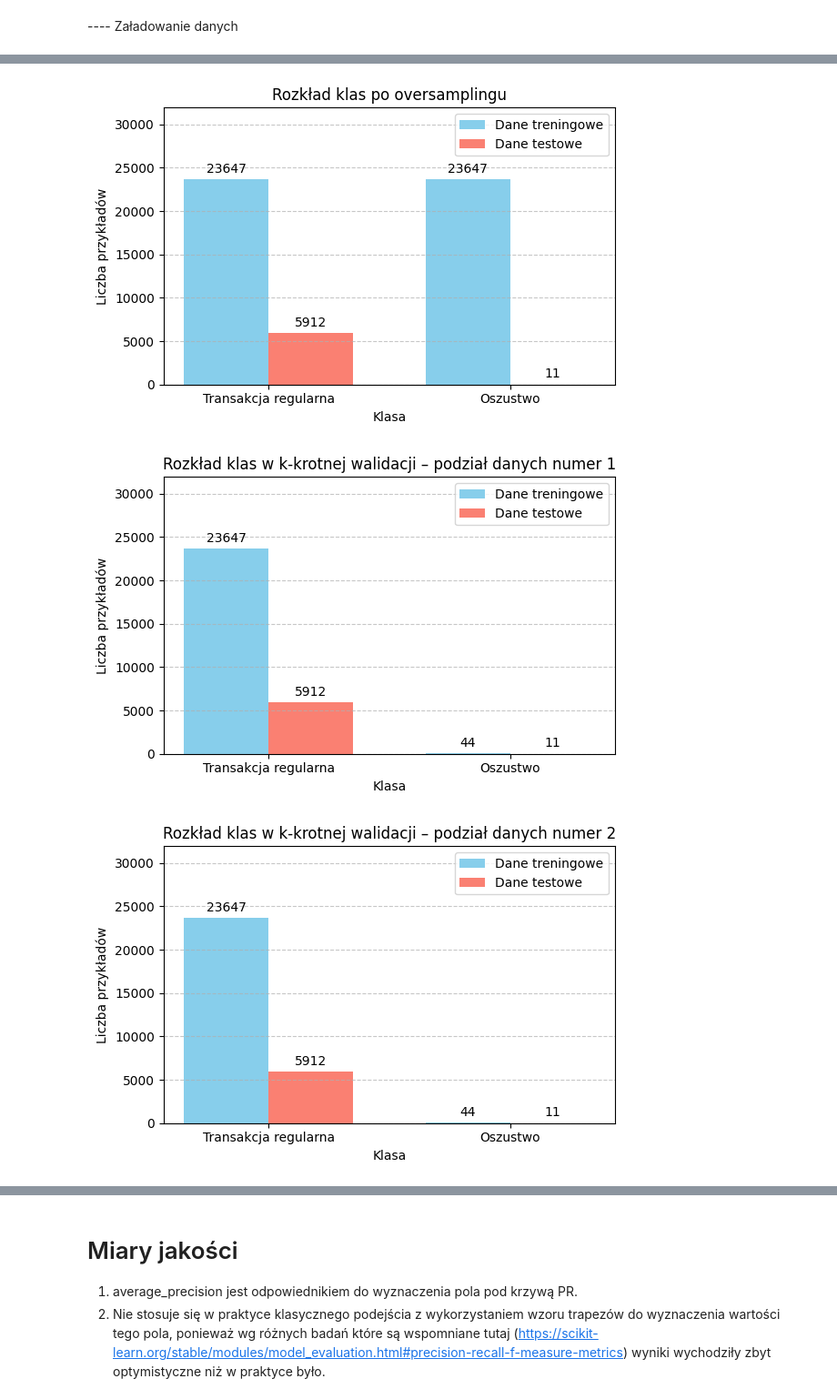
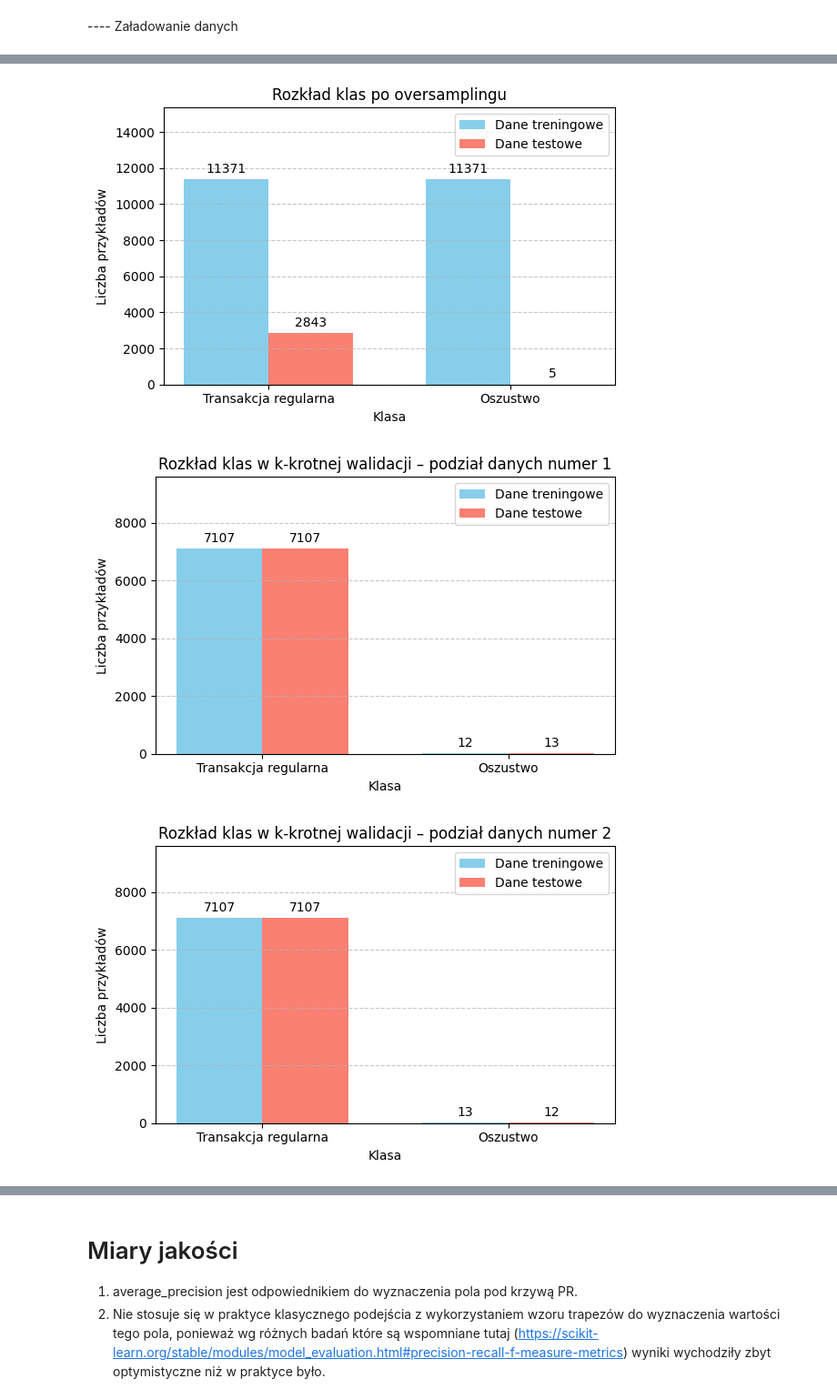
Before and after one commit to Sarnapa/Credit-Card-Fraud-Detection, a Jupyter notebook: Notebooks/CreditCardFraudDetection_AnomalyDetectionAnalysis.ipynb, the cells around one changed output, grey strips where cells are left out. Shown at 91% size. Saved outputs shown, nothing was run; the diff lists cells and outputs as text; code cells hidden in the pictures.

Commit message:
Intro to quick mode for notebook

```diff
--- a/Notebooks/CreditCardFraudDetection_AnomalyDetectionAnalysis.ipynb
+++ b/Notebooks/CreditCardFraudDetection_AnomalyDetectionAnalysis.ipynb
@@ -3,4 +7,16 @@
 # %%
+# Lista zmiennych konfiguracyjnych
+
+# Flaga, której ustawienie umożliwia szybsze wykonanie przetwarzania zawartego w notatniku
+# w celu demonstracyjnym. Wiąże się z wczytaniem mniejszej ilości danych ze zbioru źródłowego.
+QUICK_MODE = True
+# Procent danych, który bierzemy pod uwagę przy pracy w trybie QUICK_MODE
+QUICK_MODE_DATA_PERCENTAGE = 0.05
+# Liczba foldów (warstw, na które został podzielony wejściowy zbiór danych) w k-krotnej walidacji
+CV_FOLDS_COUNT = 5
+if QUICK_MODE:
+  CV_FOLDS_COUNT = 2
+
 # Zainstalowanie niezbędnych bibliotek
 try:
     import imblearn
@@ -116,4 +132,16 @@ Oszustwo                   285
 Name: count, dtype: int64
+# %%
+# Do losowania wskazanego procentu danych, z zachowaniem proporcji klas
+def stratified_sample(df, frac=0.2, seed=42):
+    sampled_parts = []
+    for label in df["Class"].unique():
+        part = df[df["Class"] == label].sample(frac=frac, random_state=seed)
+        sampled_parts.append(part)
+    return pd.concat(sampled_parts).sample(frac=1, random_state=seed).reset_index(drop=True)
+
+# Mniejszy zbiór danych do szybszego testowania z zachowaniem proporcji klas
+if QUICK_MODE:
+  df = stratified_sample(df, frac=QUICK_MODE_DATA_PERCENTAGE)
 # %% [markdown]
 ## Usuwanie duplikatów
 
@@ -342,24 +370,13 @@ def plot_class_distribution(data_splits, plot_title="Rozkład klas"):
         plt.tight_layout()
         plt.show()
 
-# Do losowania wskazanego procentu danych, z zachowaniem proporcji klas
-def stratified_sample(df, frac=0.2, seed=42):
-    sampled_parts = []
-    for label in df["Class"].unique():
-        part = df[df["Class"] == label].sample(frac=frac, random_state=seed)
-        sampled_parts.append(part)
-    return pd.concat(sampled_parts).sample(frac=1, random_state=seed).reset_index(drop=True)
-
-# Mniejszy zbiór danych do szybszego testowania z zachowaniem proporcji klas - 20% danych
-testing_df = stratified_sample(df, frac=0.2)
-
 # Przykładowe wywołania
-standard_data_split = prepare_train_test_data_splits(data=testing_df, use_cv=False, sampling_method=SamplingMethod.NONE)
+standard_data_split = prepare_train_test_data_splits(data=df, use_cv=False, sampling_method=SamplingMethod.NONE)
 plot_class_distribution(standard_data_split, "Rozkład klas bez samplingu oraz krzyżowej walidacji")
-undersampling_data_split = prepare_train_test_data_splits(data=testing_df, use_cv=False, sampling_method=SamplingMethod.UNDER)
+undersampling_data_split = prepare_train_test_data_splits(data=df, use_cv=False, sampling_method=SamplingMethod.UNDER)
 plot_class_distribution(undersampling_data_split, "Rozkład klas po undersamplingu")
-oversampling_data_split = prepare_train_test_data_splits(data=testing_df, use_cv=False, sampling_method=SamplingMethod.OVER)
+oversampling_data_split = prepare_train_test_data_splits(data=df, use_cv=False, sampling_method=SamplingMethod.OVER)
 plot_class_distribution(oversampling_data_split, "Rozkład klas po oversamplingu")
-cv_data_splits = prepare_train_test_data_splits(data=testing_df, use_cv=True, k=5)
+cv_data_splits = prepare_train_test_data_splits(data=df, use_cv=True, k=CV_FOLDS_COUNT)
 plot_class_distribution(cv_data_splits, "Rozkład klas w k-krotnej walidacji")
 # %% [output]
@@ -368,3 +385,3 @@ plot_class_distribution(cv_data_splits, "Rozkład klas w k-krotnej walidacji")
-[figure, old version]
+[figure, new version]
-[figure, old version]
+[figure, new version]
-[figure, old version]
+[figure, new version]
```
Also changed, not shown: parts of 10 cells of this notebook.
